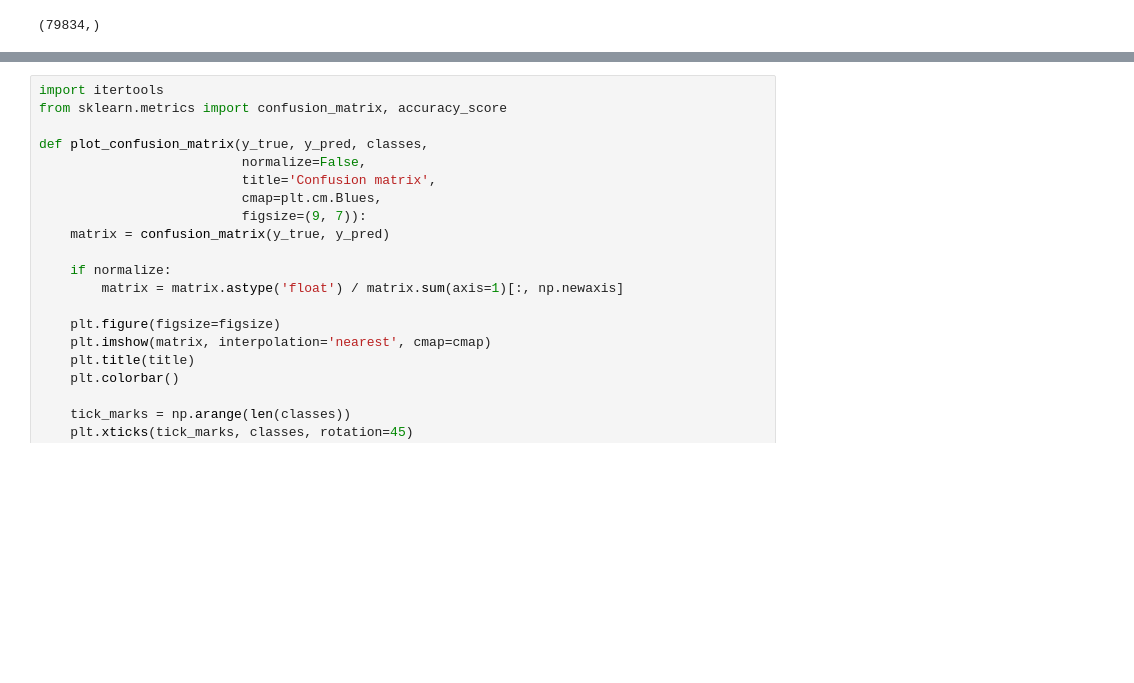
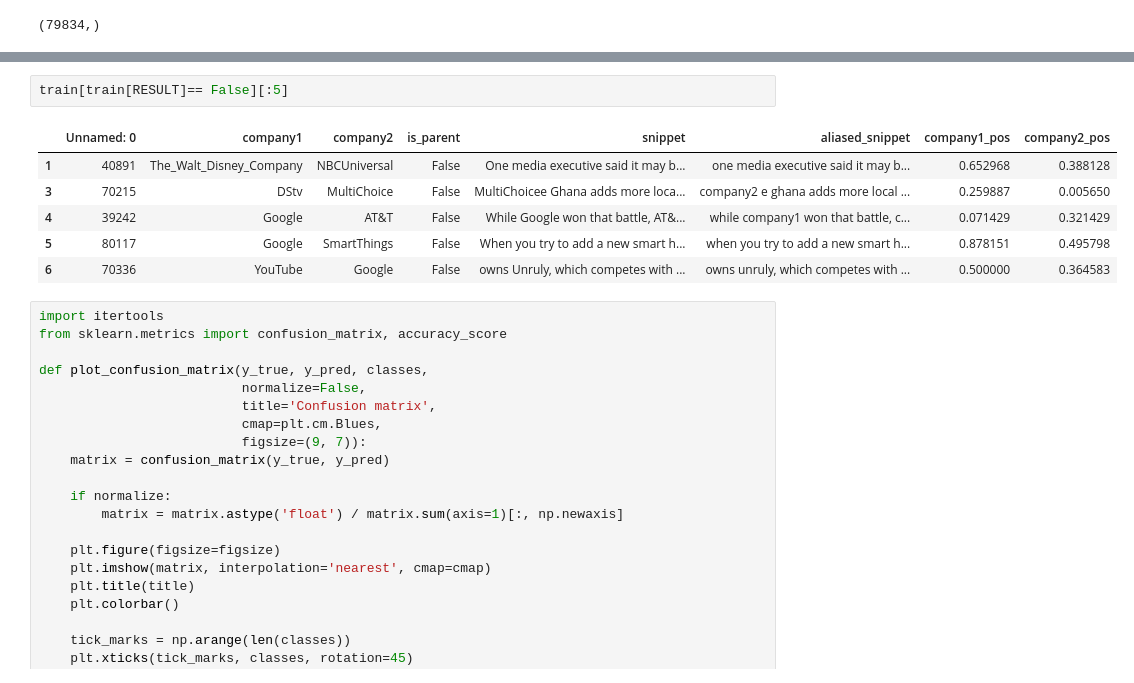
Before and after one commit to radpet/team_a, a Jupyter notebook: Radi/TF-IDF_Classical_ML.ipynb, the cells around one changed output, grey strips where cells are left out. Drawn from its saved outputs; the diff is of its cells as text; blank space fills up the shorter version.

```diff
--- a/Radi/TF-IDF_Classical_ML.ipynb
+++ b/Radi/TF-IDF_Classical_ML.ipynb
@@ -41,3 +98,12 @@ train[:5]
+# %%
+train[train[RESULT]== False][:5]
+# %% [output]
+|  | Unnamed: 0 | company1 | company2 | is_parent | snippet | aliased_snippet | company1_pos | company2_pos |
+| 1 | 40891 | The_Walt_Disney_Company | NBCUniversal | False | One media executive said it may b... | one media executive said it may b... | 0.652968 | 0.388128 |
+| 3 | 70215 | DStv | MultiChoice | False | MultiChoicee Ghana adds more loca... | company2 e ghana adds more local ... | 0.259887 | 0.005650 |
+| 4 | 39242 | Google | AT&T | False | While Google won that battle, AT&... | while company1 won that battle, c... | 0.071429 | 0.321429 |
+| 5 | 80117 | Google | SmartThings | False | When you try to add a new smart h... | when you try to add a new smart h... | 0.878151 | 0.495798 |
+| 6 | 70336 | YouTube | Google | False | owns Unruly, which competes with ... | owns unruly, which competes with ... | 0.500000 | 0.364583 |
 # %%
 import itertools
 from sklearn.metrics import confusion_matrix, accuracy_score
```
Also changed, not shown: parts of 24 cells of this notebook, 1 other file.
